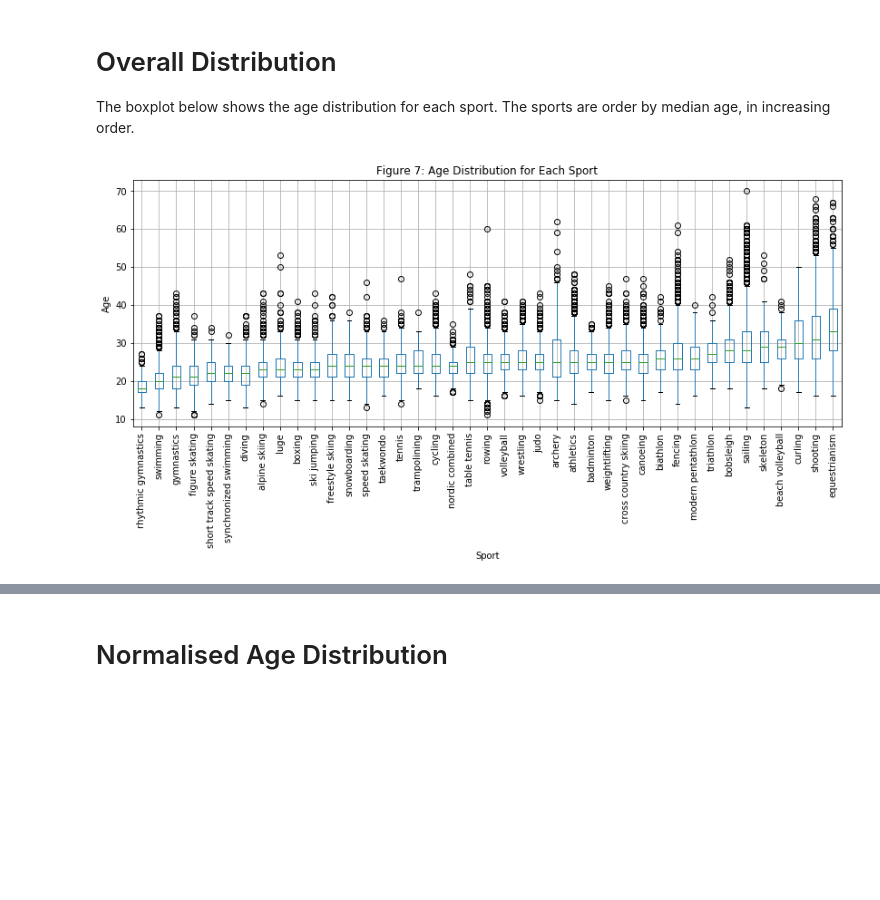
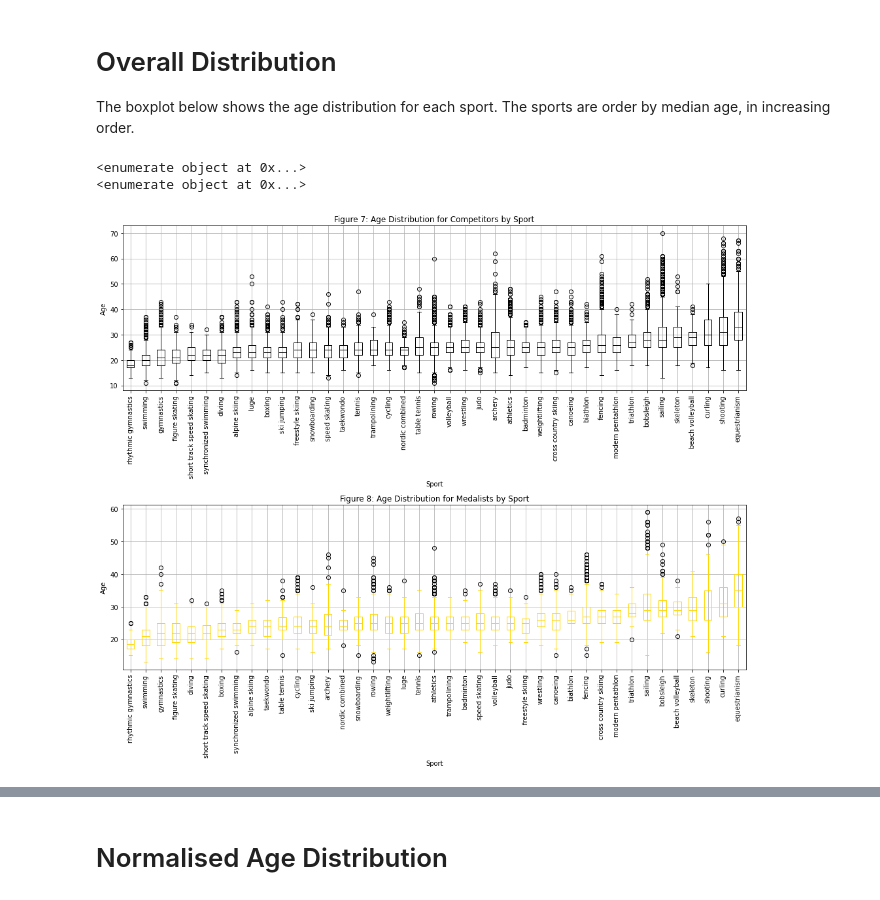
Before and after one commit to dajhutchinson/Olympic-Analysis, a Jupyter notebook: Sport Analysis.ipynb, the cells around one changed output, grey strips where cells are left out. Cells and saved outputs as stored; diff of their text form; code cells hidden in the pictures; blank space fills up the shorter version.

Commit message:
Sport Analysis

```diff
--- a/Sport Analysis.ipynb
+++ b/Sport Analysis.ipynb
@@ -71,16 +72,27 @@ print("\t{} events ({} summer, {} winter).\n".format(len(athlete_df["Event"].uni
 # Overall Distribution
 The boxplot below shows the age distribution for each sport. The sports are order by median age, in increasing order.
 # %%
-def boxplot_sorted(df,by,column,ax):
+def boxplot_sorted(df,by,column,ax,colour):
     df2 = pd.DataFrame({col:vals[column] for col, vals in df.groupby(by)})
     meds = df2.median().sort_values()
-    df2[meds.index].boxplot(ax=ax)
+    bp=df2[meds.index].boxplot(ax=ax,color=dict(boxes=colour, whiskers=colour, medians=colour, caps=colour))
+    return enumerate(meds.index) # sorted order
 
-fig,axes=plt.subplots(figsize=(14,5),nrows=1,ncols=1)
-boxplot_sorted(unique_athlete_df[["Sport","Median_Age"]],by="Sport",column="Median_Age",ax=axes)
-axes.set_title("Figure 7: Age Distribution for Each Sport")
-axes.set_xlabel("Sport")
-axes.set_ylabel("Age")
-axes.xaxis.set_tick_params(rotation=90)
+fig,(ax0,ax1)=plt.subplots(figsize=(14,12),nrows=2,ncols=1,tight_layout=True)
+
+# plot medalists
+boxplot_sorted(unique_athlete_df[["Sport","Median_Age"]],by="Sport",column="Median_Age",ax=ax0,colour="black")
+ax0.set_title("Figure 7: Age Distribution for Competitors by Sport")
+ax0.set_xlabel("Sport")
+ax0.set_ylabel("Age")
+ax0.xaxis.set_tick_params(rotation=90)
+
+boxplot_sorted(unique_athlete_df[unique_athlete_df["Medalist"]][["Sport","Median_Age"]],by="Sport",column="Median_Age",ax=ax1,colour="gold")
+ax1.set_title("Figure 8: Age Distribution for Medalists by Sport")
+ax1.set_xlabel("Sport")
+ax1.set_ylabel("Age")
+ax1.xaxis.set_tick_params(rotation=90)
 # %% [output]
+<enumerate object at 0x...>
+<enumerate object at 0x...>
-[figure, old version]
+[figure, new version]
```
Also changed, not shown: parts of 13 cells of this notebook.
